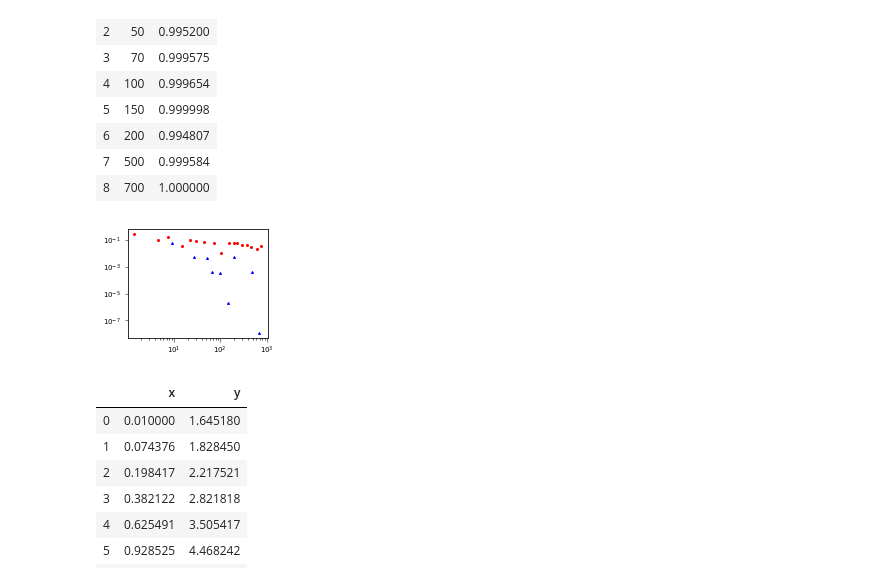
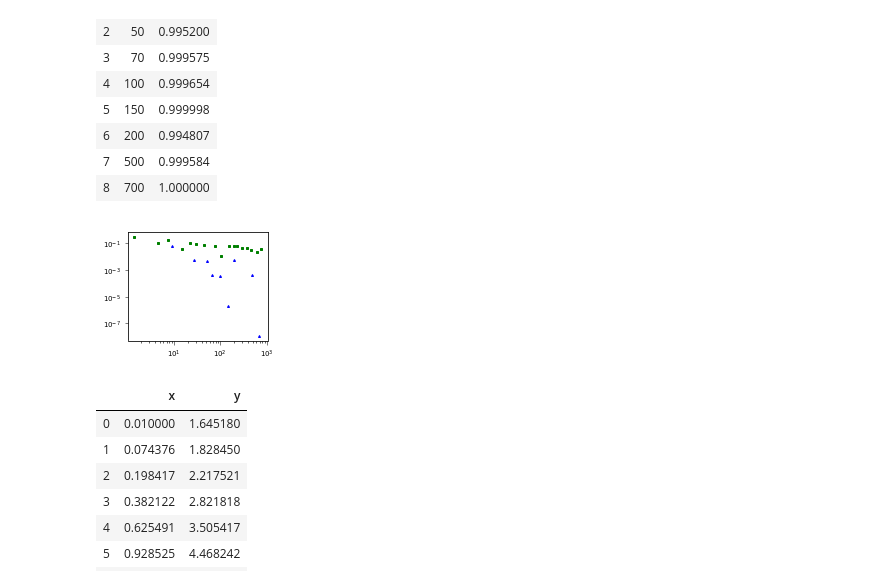
Before and after one commit to estebanmv/Random-Sampling-Extremal-POVMs, a Jupyter notebook: DisplacedPlot.ipynb, the cells around one changed output. Cells and saved outputs as stored; diff of their text form; code cells hidden in the pictures.

```diff
--- a/DisplacedPlot.ipynb
+++ b/DisplacedPlot.ipynb
@@ -420,15 +456,15 @@ vtresm
 # %%
 plt.figure(figsize= (2.5,2))
 x = [1,5,10,15,20,25,30,35,40,45,50]
 plt.loglog(tvtresm,1-vtresm.y,"b^",markersize=2)
 plt.tick_params(labelsize=7,width=0.5)
-plt.loglog(tvtnymr,1-vtnymr.y,"ro",markersize=2)
+plt.loglog(tvtnymr,1-vtnymr.y,"gs",markersize=2)
 
 #plt.legend((dots1),('Algorithm'), scatterpoints=1)
 plt.savefig('Tiempos-ErrorNymrCCAlg.pdf')
 plt.show()
 # %% [output]
-[figure, old version]
+[figure, new version]
 # %%
 CAlg = pd.read_csv('CC-Coherent/ExtremalCoherent-redo.dat', header=None, sep=',')
 CAlg.columns = ['x', 'y']
```
Also changed, not shown: parts of 5 cells of this notebook, 9 other files.
